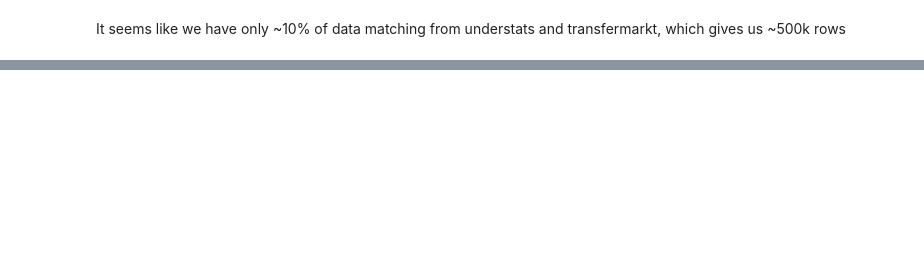
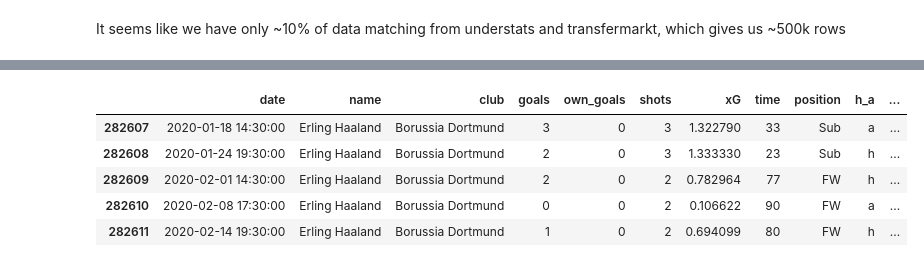
Before and after one commit to shadtome/Score-data, a Jupyter notebook: data_explore/combine_data_in_chunks.ipynb, the cells around one changed output, grey strips where cells are left out. Cells and saved outputs as stored; diff of their text form; code cells hidden in the pictures; blank space fills up the shorter version.

```diff
--- a/data_explore/combine_data_in_chunks.ipynb
+++ b/data_explore/combine_data_in_chunks.ipynb
@@ -186,2 +189,6 @@ len(result)/len(lineup)
 # %% [markdown]
 It seems like we have only ~10% of data matching from understats and transfermarkt, which gives us ~500k rows
+# %%
+df_test = pd.read_csv('../data/main_data/main_data.csv')
+display(len(df_test))
+df_test.head()
@@ -187,0 +203,11 @@ It seems like we have only ~10% of data matching from understats and transfermar
+# %%
+player_name = 'Erling Haaland'
+player_data = df_test.loc[df_test['name'] == player_name]
+player_data.head()
+# %% [output]
+|  | date | name | club | goals | own_goals | shots | xG | time | position | h_a | ... |
+| 282607 | 2020-01-18 14:30:00 | Erling Haaland | Borussia Dortmund | 3 | 0 | 3 | 1.322790 | 33 | Sub | a | ... |
+| 282608 | 2020-01-24 19:30:00 | Erling Haaland | Borussia Dortmund | 2 | 0 | 3 | 1.333330 | 23 | Sub | h | ... |
+| 282609 | 2020-02-01 14:30:00 | Erling Haaland | Borussia Dortmund | 2 | 0 | 2 | 0.782964 | 77 | FW | h | ... |
+| 282610 | 2020-02-08 17:30:00 | Erling Haaland | Borussia Dortmund | 0 | 0 | 2 | 0.106622 | 90 | FW | a | ... |
+| 282611 | 2020-02-14 19:30:00 | Erling Haaland | Borussia Dortmund | 1 | 0 | 2 | 0.694099 | 80 | FW | h | ... |
```
Also changed, not shown: parts of 7 cells of this notebook, 4 other files.
